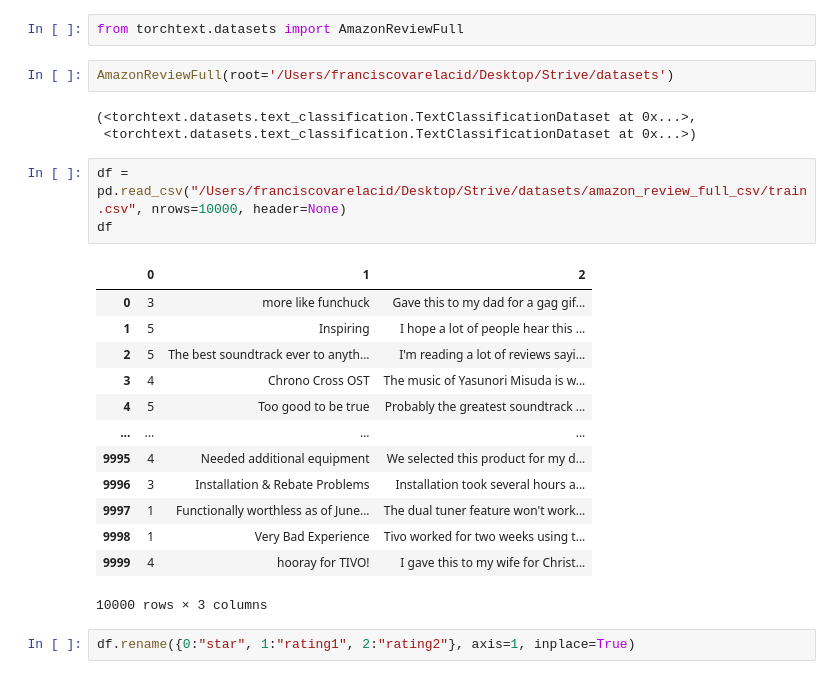
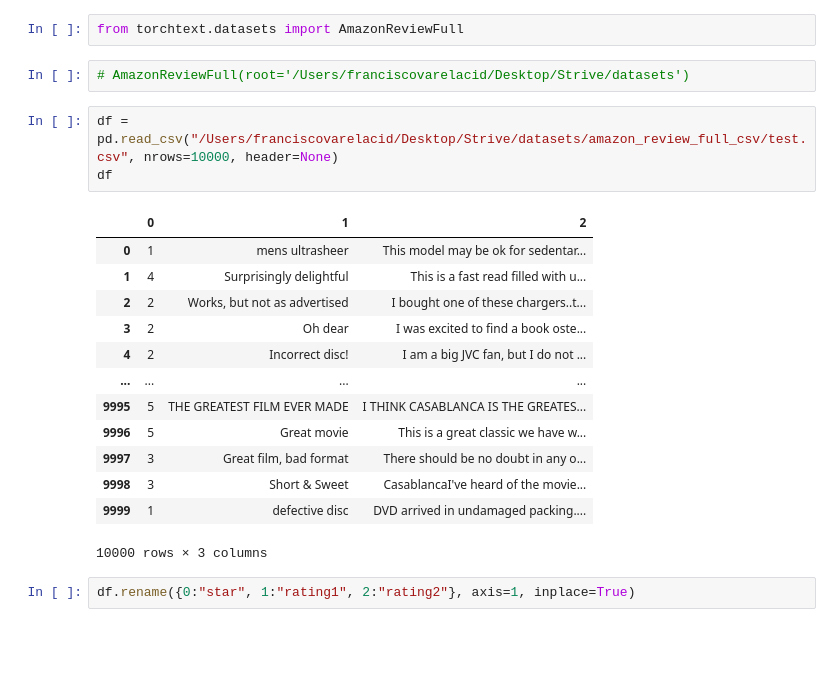
Before and after one commit to fvarelacid/final_strive_d2d, a Jupyter notebook: 7. Natural Language Processing/3. Semantic prediction/Amazon_Reviews_Prediction.ipynb, the cells around one changed output. Saved outputs shown, nothing was run; the diff lists cells and outputs as text; blank space fills up the shorter version.

Commit message:
Updates on Amazon and Bert

```diff
--- a/7. Natural Language Processing/3. Semantic prediction/Amazon_Reviews_Prediction.ipynb
+++ b/7. Natural Language Processing/3. Semantic prediction/Amazon_Reviews_Prediction.ipynb
@@ -19,26 +19,23 @@ import spacy
 # %%
 from torchtext.datasets import AmazonReviewFull
 # %%
-AmazonReviewFull(root='/Users/franciscovarelacid/Desktop/Strive/datasets')
+# AmazonReviewFull(root='/Users/franciscovarelacid/Desktop/Strive/datasets')
-# %% [output]
-(<torchtext.datasets.text_classification.TextClassificationDataset at 0x...>,
- <torchtext.datasets.text_classification.TextClassificationDataset at 0x...>)
 # %%
-df = pd.read_csv("/Users/franciscovarelacid/Desktop/Strive/datasets/amazon_review_full_csv/train.csv", nrows=10000, header=None)
+df = pd.read_csv("/Users/franciscovarelacid/Desktop/Strive/datasets/amazon_review_full_csv/test.csv", nrows=10000, header=None)
 df
 # %% [output]
 |  | 0 | 1 | 2 |
-| 0 | 3 | more like funchuck | Gave this to my dad for a gag gif... |
-| 1 | 5 | Inspiring | I hope a lot of people hear this ... |
-| 2 | 5 | The best soundtrack ever to anyth... | I'm reading a lot of reviews sayi... |
-| 3 | 4 | Chrono Cross OST | The music of Yasunori Misuda is w... |
-| 4 | 5 | Too good to be true | Probably the greatest soundtrack ... |
+| 0 | 1 | mens ultrasheer | This model may be ok for sedentar... |
+| 1 | 4 | Surprisingly delightful | This is a fast read filled with u... |
+| 2 | 2 | Works, but not as advertised | I bought one of these chargers..t... |
+| 3 | 2 | Oh dear | I was excited to find a book oste... |
+| 4 | 2 | Incorrect disc! | I am a big JVC fan, but I do not ... |
 | ... | ... | ... | ... |
-| 9995 | 4 | Needed additional equipment | We selected this product for my d... |
-| 9996 | 3 | Installation & Rebate Problems | Installation took several hours a... |
-| 9997 | 1 | Functionally worthless as of June... | The dual tuner feature won't work... |
-| 9998 | 1 | Very Bad Experience | Tivo worked for two weeks using t... |
-| 9999 | 4 | hooray for TIVO! | I gave this to my wife for Christ... |
+| 9995 | 5 | THE GREATEST FILM EVER MADE | I THINK CASABLANCA IS THE GREATES... |
+| 9996 | 5 | Great movie | This is a great classic we have w... |
+| 9997 | 3 | Great film, bad format | There should be no doubt in any o... |
+| 9998 | 3 | Short & Sweet | CasablancaI've heard of the movie... |
+| 9999 | 1 | defective disc | DVD arrived in undamaged packing.... |
 10000 rows × 3 columns
 # %%
 df.rename({0:"star", 1:"rating1", 2:"rating2"}, axis=1, inplace=True)
```
Also changed, not shown: parts of 14 cells of this notebook, 1 other file.
